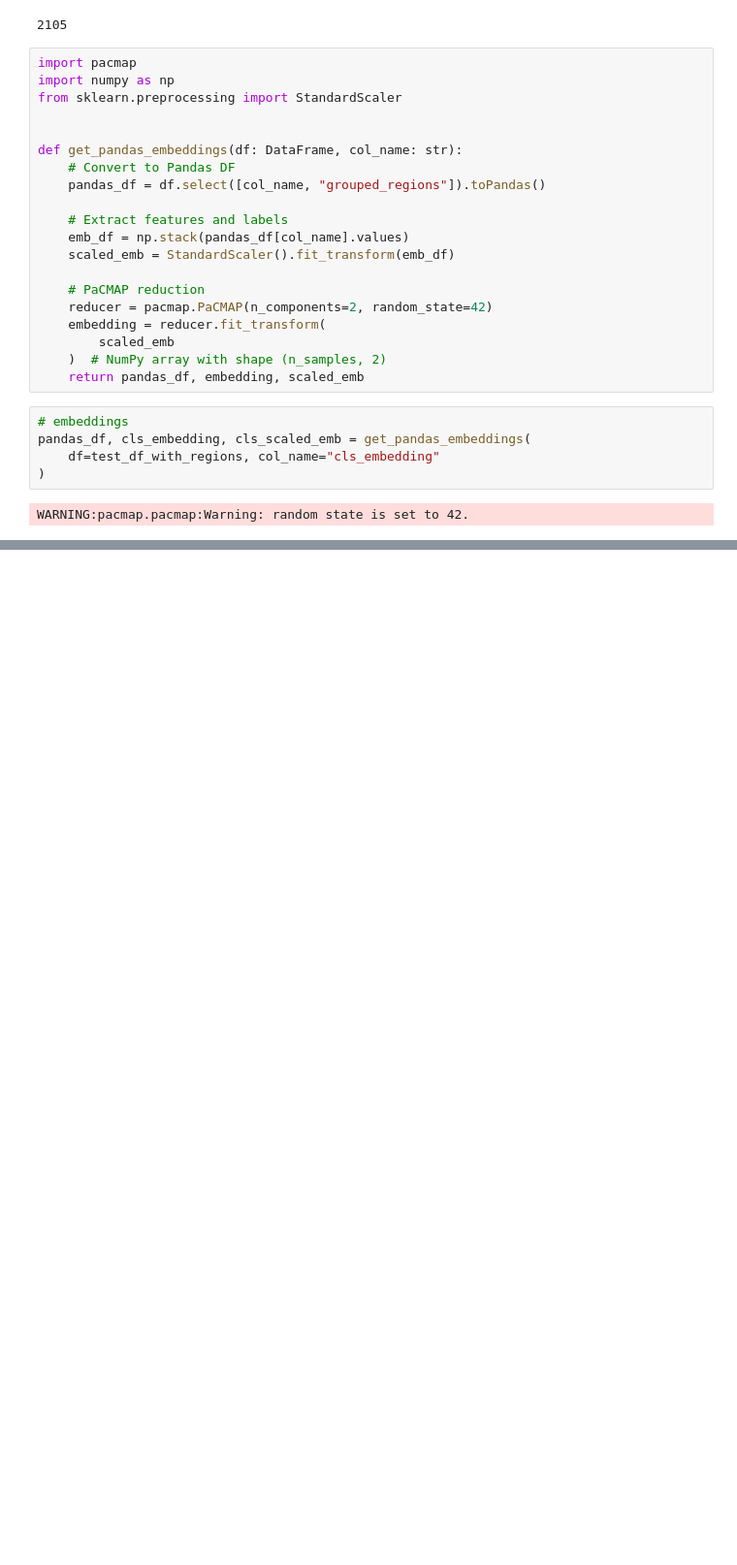
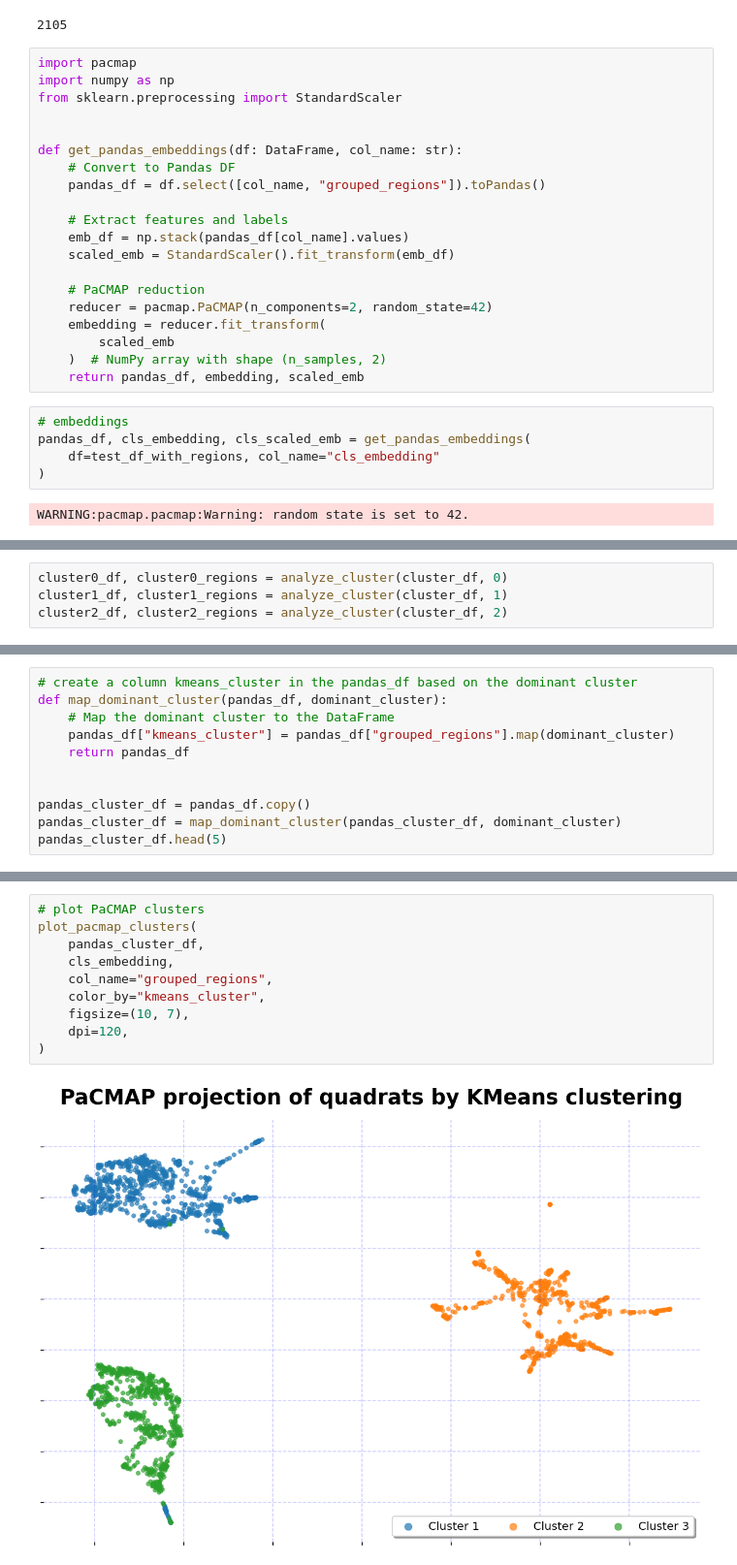
Before and after one commit to dsgt-arc/plantclef-2025, a Jupyter notebook: notebooks/eda/20250412-mg-clustering.ipynb, the cells around one changed output, grey strips where cells are left out. Shown: that part at 97% size. Drawn from its saved outputs; the diff is of its cells as text; blank space fills up the shorter version.

```diff
--- a/notebooks/eda/20250412-mg-clustering.ipynb
+++ b/notebooks/eda/20250412-mg-clustering.ipynb
@@ -252,0 +328,4 @@ plot_pacmap_clusters(
+# %%
+cluster0_df, cluster0_regions = analyze_cluster(cluster_df, 0)
+cluster1_df, cluster1_regions = analyze_cluster(cluster_df, 1)
+cluster2_df, cluster2_regions = analyze_cluster(cluster_df, 2)
@@ -252,0 +416,11 @@ plot_pacmap_clusters(
+# %%
+# create a column kmeans_cluster in the pandas_df based on the dominant cluster
+def map_dominant_cluster(pandas_df, dominant_cluster):
+    # Map the dominant cluster to the DataFrame
+    pandas_df["kmeans_cluster"] = pandas_df["grouped_regions"].map(dominant_cluster)
+    return pandas_df
+
+
+pandas_cluster_df = pandas_df.copy()
+pandas_cluster_df = map_dominant_cluster(pandas_cluster_df, dominant_cluster)
+pandas_cluster_df.head(5)
@@ -252,0 +434,12 @@ plot_pacmap_clusters(
+# %%
+# plot PaCMAP clusters
+plot_pacmap_clusters(
+    pandas_cluster_df,
+    cls_embedding,
+    col_name="grouped_regions",
+    color_by="kmeans_cluster",
+    figsize=(10, 7),
+    dpi=120,
+)
+# %% [output]
+[figure, added]
```
Also changed, not shown: parts of 11 cells of this notebook.
